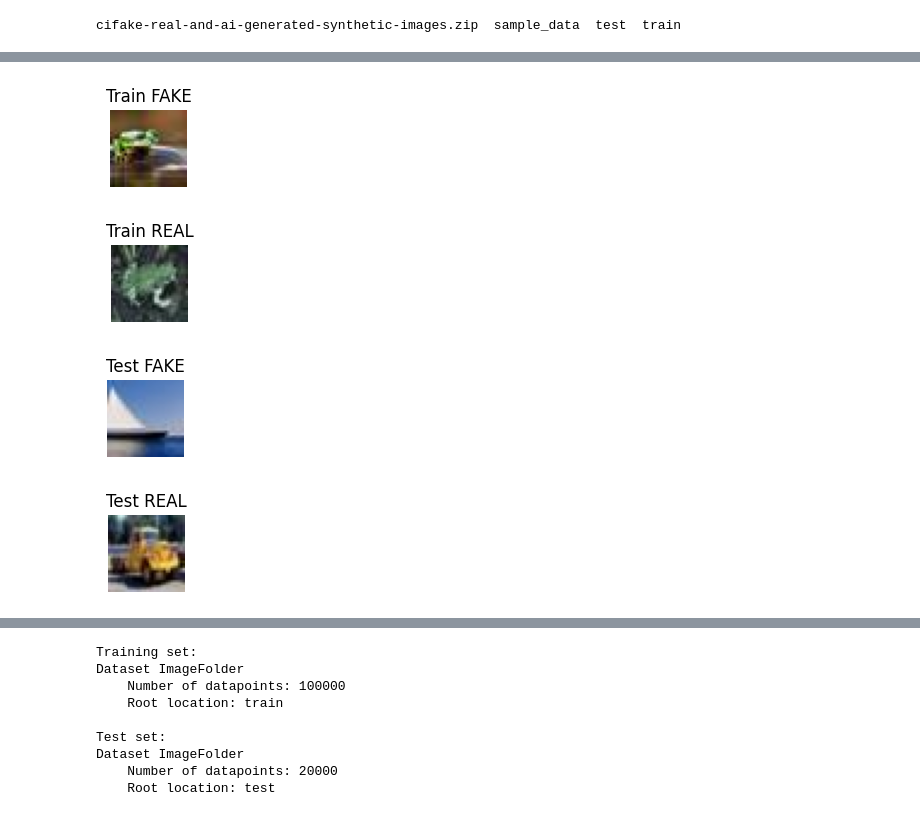
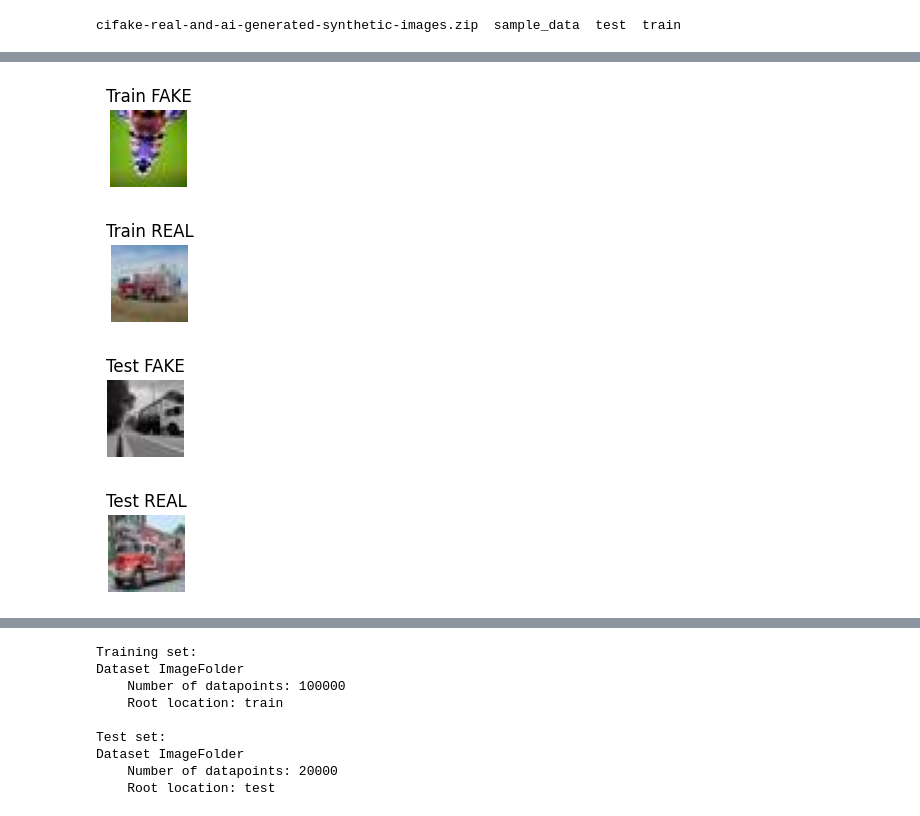
Before and after one commit to stefsyrsiri/synthetic-image-detection, a Jupyter notebook: Deep_Learning_Project.ipynb, the cells around one changed output, grey strips where cells are left out. Drawn from its saved outputs; the diff is of its cells as text; code cells hidden in the pictures.

```diff
--- a/Deep_Learning_Project.ipynb
+++ b/Deep_Learning_Project.ipynb
@@ -80,32 +82,32 @@ cifake-real-and-ai-generated-synthetic-images.zip  sample_data  test  train
 # %%
 # Paths to the dataset
 train_fake_path = './train/FAKE'
 train_real_path = './train/REAL'
 test_fake_path = './test/FAKE'
 test_real_path = './test/REAL'
 
 # Function to display an image
 def show_image(title, path):
     image_files = os.listdir(path)
-    img_path = os.path.join(path, image_files[1])  # Just take the first image for now
+    img_path = os.path.join(path, image_files[6])  # Just take the first image for now
     img = Image.open(img_path)
 
     plt.figure(figsize=(1, 1))
     plt.imshow(img)
     plt.title(title)
     plt.axis('off')  # Hide the axis
     plt.show()
 
 # Show one image from each category
 show_image('Train FAKE', train_fake_path)
 show_image('Train REAL', train_real_path)
 show_image('Test FAKE', test_fake_path)
 show_image('Test REAL', test_real_path)
 # %% [output]
-[figure, old version]
+[figure, new version]
-[figure, old version]
+[figure, new version]
-[figure, old version]
+[figure, new version]
-[figure, old version]
+[figure, new version]
 # %%
 # Classes' labels
 LABELS = np.asarray(os.listdir('train'))
```
Also changed, not shown: parts of 15 cells of this notebook.
